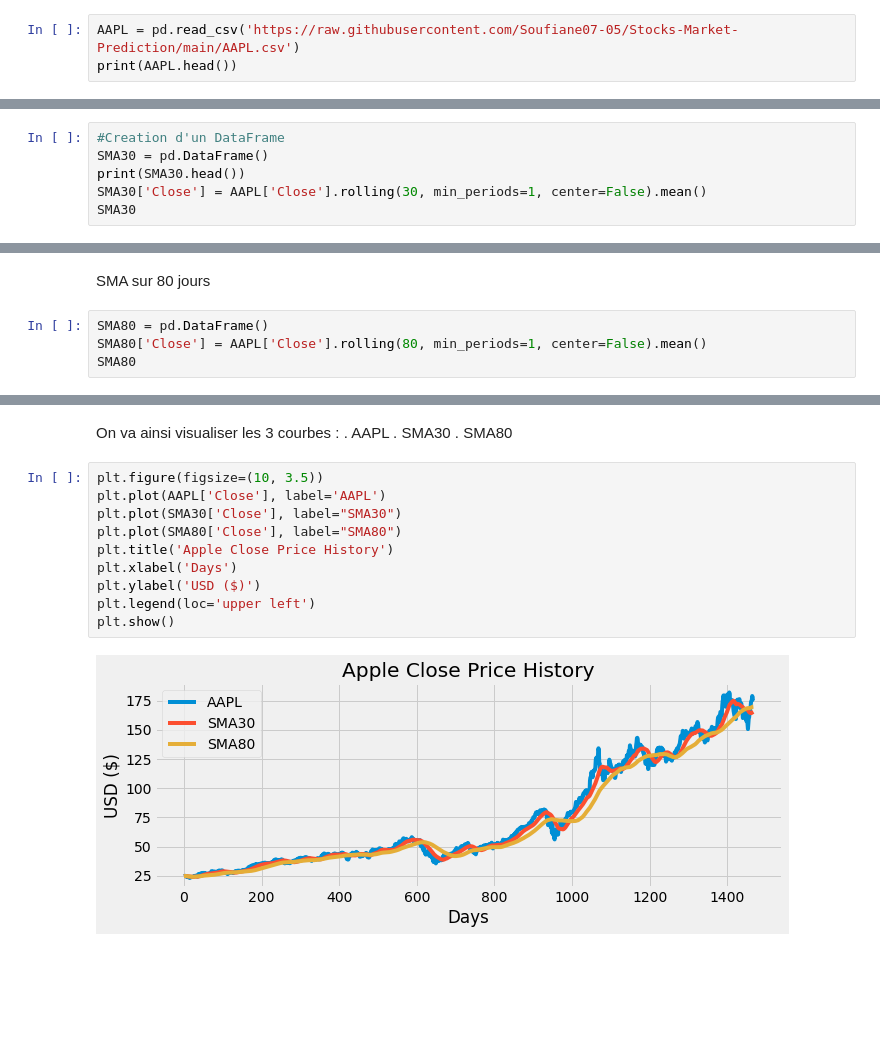
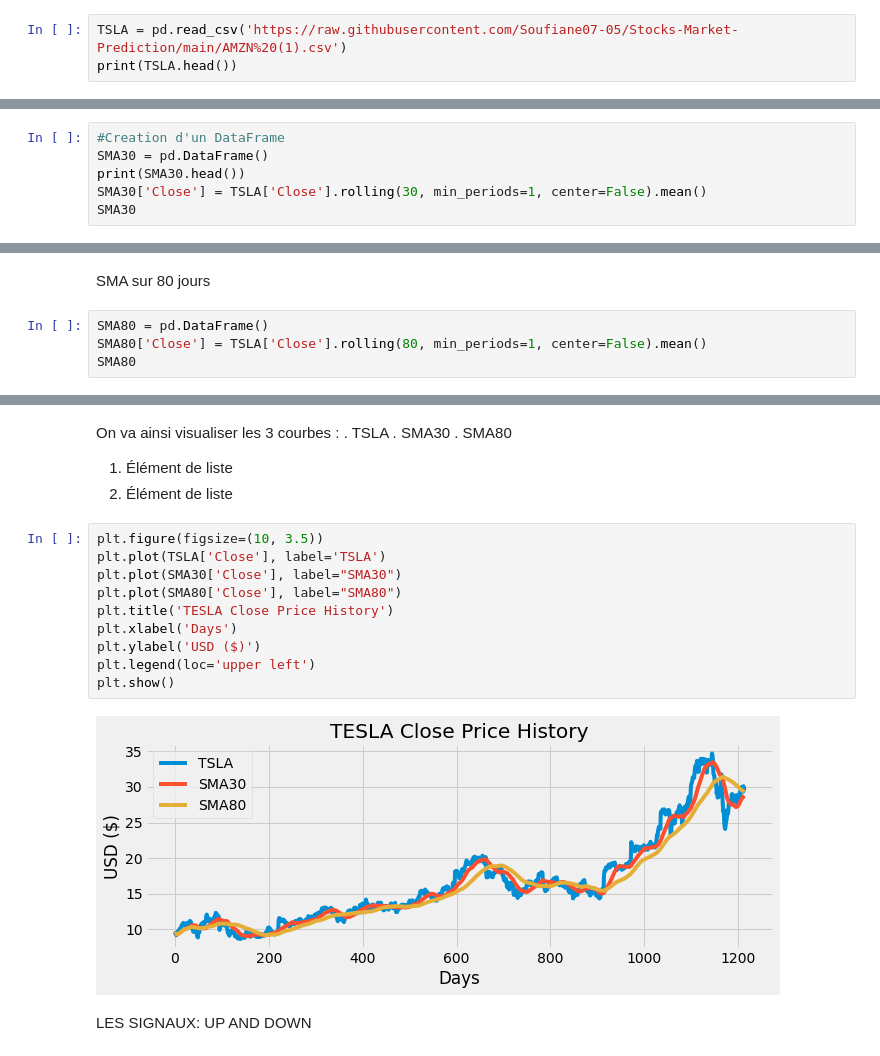
Before and after one commit to Soufiane07-05/Stocks-Market-Prediction, a Jupyter notebook: Prediction_Stocks.ipynb, the cells around one changed output, grey strips where cells are left out. Cells and saved outputs as stored; diff of their text form; blank space fills up the shorter version.

```diff
--- a/Prediction_Stocks.ipynb
+++ b/Prediction_Stocks.ipynb
@@ -16,6 +16,6 @@ import pandas as pd
 import matplotlib.pyplot as plt
 plt.style.use('fivethirtyeight')
 # %%
-AAPL = pd.read_csv('https://raw.githubusercontent.com/Soufiane07-05/Stocks-Market-Prediction/main/AAPL.csv')
-print(AAPL.head())
+TSLA = pd.read_csv('https://raw.githubusercontent.com/Soufiane07-05/Stocks-Market-Prediction/main/AMZN%20(1).csv')
+print(TSLA.head())
 # %% [output]
@@ -72,7 +65,7 @@ SMA simple
 #Creation d'un DataFrame
 SMA30 = pd.DataFrame()
 print(SMA30.head())
-SMA30['Close'] = AAPL['Close'].rolling(30, min_periods=1, center=False).mean()
+SMA30['Close'] = TSLA['Close'].rolling(30, min_periods=1, center=False).mean()
 SMA30
 # %% [output]
 Empty DataFrame
@@ -95,7 +88,7 @@ Index: []
 SMA sur 80 jours
 # %%
 SMA80 = pd.DataFrame()
-SMA80['Close'] = AAPL['Close'].rolling(80, min_periods=1, center=False).mean()
+SMA80['Close'] = TSLA['Close'].rolling(80, min_periods=1, center=False).mean()
 SMA80
 # %% [output]
 |  | Close |
@@ -114,17 +107,22 @@ SMA80
 # %% [markdown]
 On va ainsi visualiser les 3 courbes :
-. AAPL
+. TSLA
 . SMA30
 . SMA80
+
+1.   Élément de liste
+2.   Élément de liste
 # %%
 plt.figure(figsize=(10, 3.5))
-plt.plot(AAPL['Close'], label='AAPL')
+plt.plot(TSLA['Close'], label='TSLA')
 plt.plot(SMA30['Close'], label="SMA30")
 plt.plot(SMA80['Close'], label="SMA80")
-plt.title('Apple Close Price History')
+plt.title('TESLA Close Price History')
 plt.xlabel('Days')
 plt.ylabel('USD ($)')
 plt.legend(loc='upper left')
 plt.show()
 # %% [output]
-[figure, old version]
+[figure, new version]
+# %% [markdown]
+LES SIGNAUX: UP AND DOWN
```
Also changed, not shown: parts of 12 cells of this notebook.
